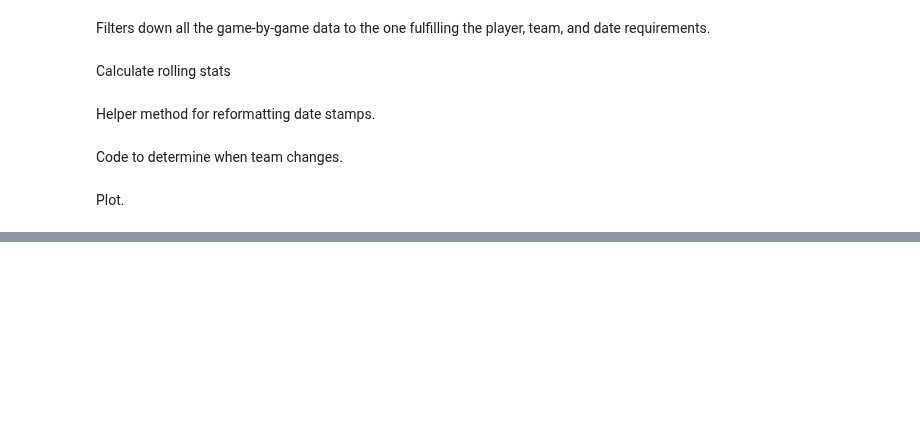
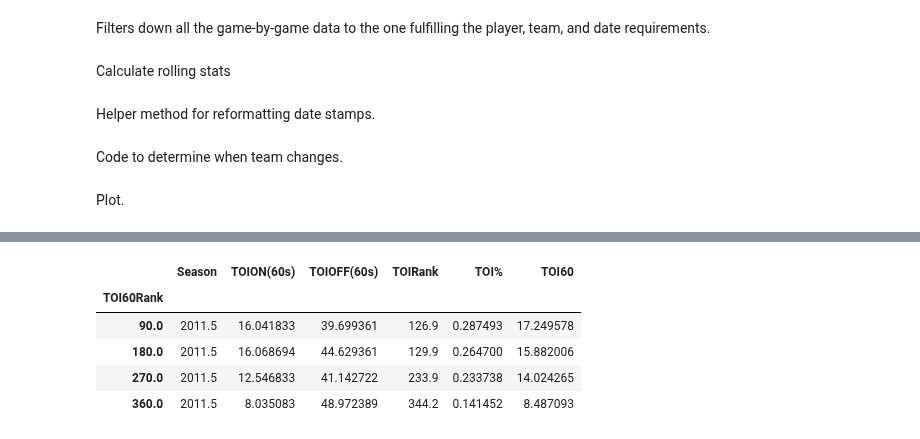
Before and after one commit to muneebalam/Hockey, a Jupyter notebook: NHL/Demos/Graphs/Player profile rolling graphs.ipynb, the cells around one changed output, grey strips where cells are left out. Drawn from its saved outputs; the diff is of its cells as text; code cells hidden in the pictures; blank space fills up the shorter version.

```diff
--- a/NHL/Demos/Graphs/Player profile rolling graphs.ipynb
+++ b/NHL/Demos/Graphs/Player profile rolling graphs.ipynb
@@ -308,0 +402,9 @@ if save_file is not None:
+# %%
+grouped.query('Pos == "F" & TOI60Rank % 90 == 0').groupby('TOI60Rank').mean()
+# %% [output]
+|  | Season | TOION(60s) | TOIOFF(60s) | TOIRank | TOI% | TOI60 |
+| TOI60Rank |  |  |  |  |  |  |
+| 90.0 | 2011.5 | 16.041833 | 39.699361 | 126.9 | 0.287493 | 17.249578 |
+| 180.0 | 2011.5 | 16.068694 | 44.629361 | 129.9 | 0.264700 | 15.882006 |
+| 270.0 | 2011.5 | 12.546833 | 41.142722 | 233.9 | 0.233738 | 14.024265 |
+| 360.0 | 2011.5 | 8.035083 | 48.972389 | 344.2 | 0.141452 | 8.487093 |
```
Also changed, not shown: parts of 9 cells of this notebook.
